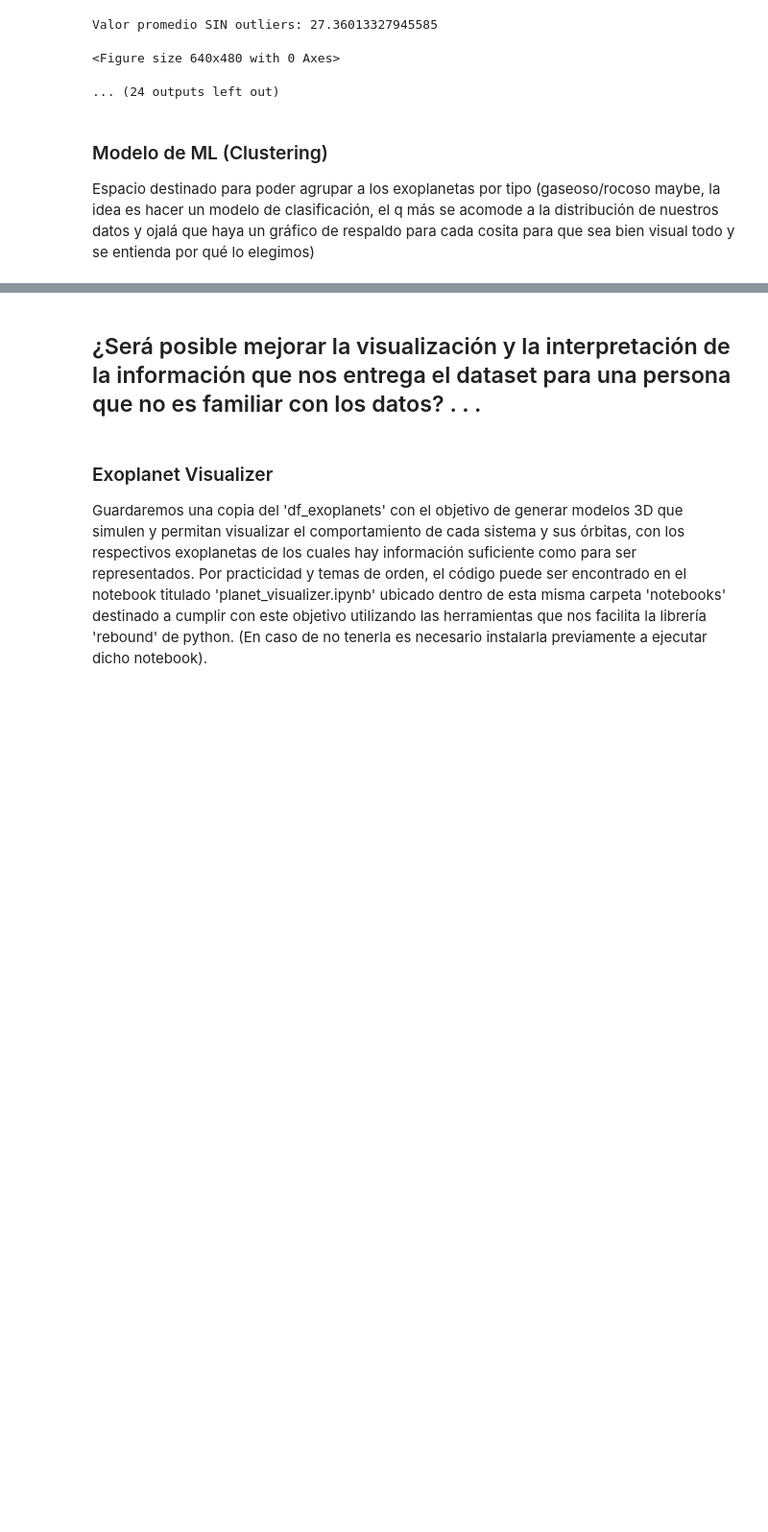
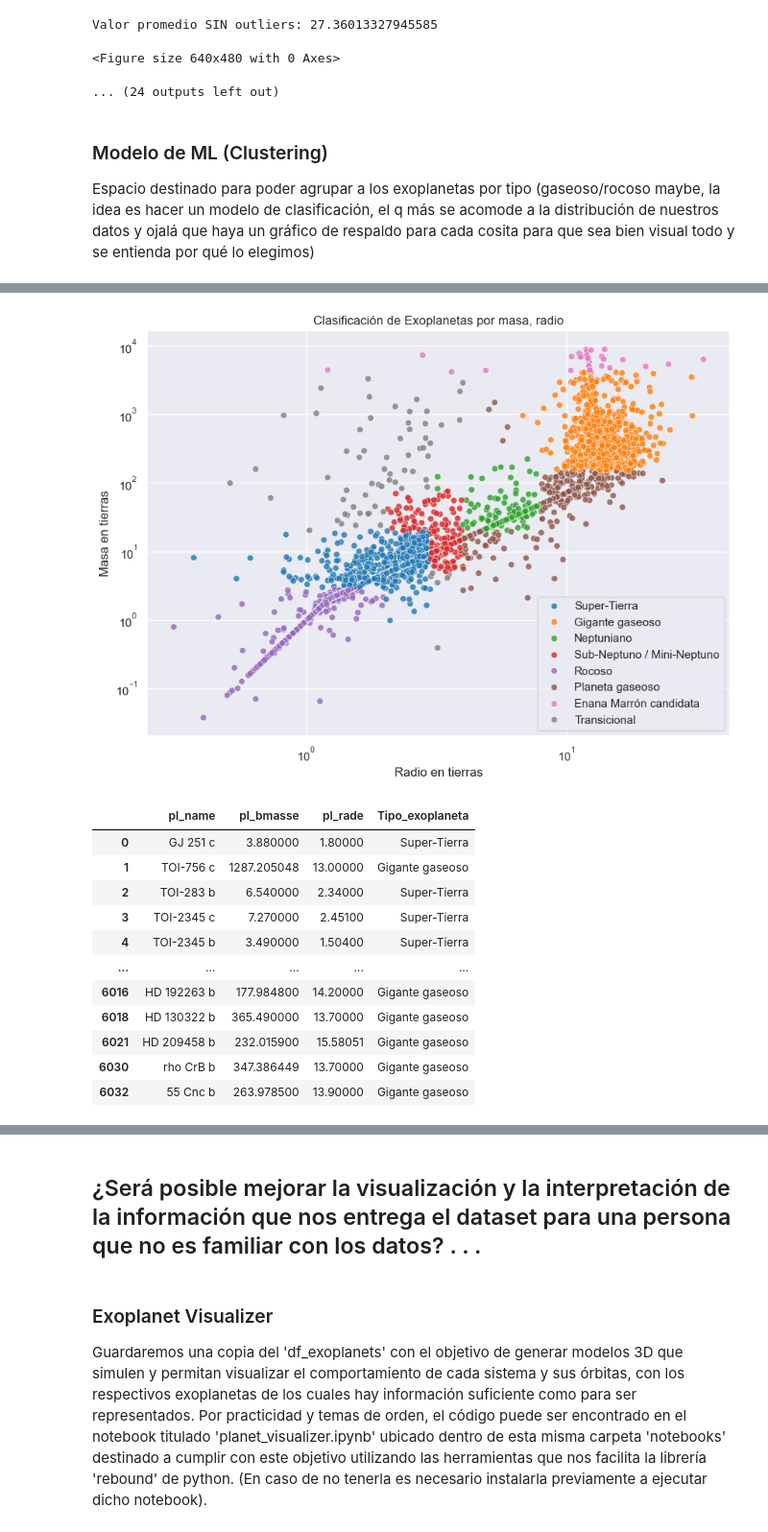
Before and after one commit to raylovesmusic/IMT2200-Proyecto-Grupal-A.R.D.E, a Jupyter notebook: notebooks/entrega_inicial.ipynb, the cells around one changed output, grey strips where cells are left out. Shown at 96% size. Saved outputs shown, nothing was run; the diff lists cells and outputs as text; code cells hidden in the pictures; blank space fills up the shorter version.

```diff
--- a/notebooks/entrega_inicial.ipynb
+++ b/notebooks/entrega_inicial.ipynb
@@ -650,0 +741,80 @@ Espacio destinado para poder agrupar a los exoplanetas por tipo (gaseoso/rocoso
+# %%
+k = 4
+
+kmeans = KMeans(n_clusters=k, random_state=42)
+df2["cluster"] = kmeans.fit_predict(X_scaled)
+
+def clasificar_exoplaneta(masa, radio):
+
+    # Muy pesado la enana
+    if masa >= 4132:
+        return "Enana Marrón candidata"
+
+    # Rocosos
+    if radio < 2  and masa < 3:
+        return "Rocoso"
+
+    # Super-Tierras
+    if radio < 3 and masa < 20 :
+        return "Super-Tierra"
+
+    # Sub-Neptunos
+    if 2 <= radio <= 4 and 5 <= masa <= 80:
+        return "Sub-Neptuno / Mini-Neptuno"
+
+    # Neptunianos
+    if 3 <= radio <= 8 and 20 <= masa <= 300:
+        return "Neptuniano"
+
+    # Gigantes gaseosos
+    if radio >= 6 and masa >= 150:
+        return "Gigante gaseoso"
+
+    # Planetas gaseosos
+    if radio > 4:
+        return "Planeta gaseoso"
+
+    return "Transicional"
+
+
+
+df2["Tipo_exoplaneta"] = df2.apply(
+    lambda row: clasificar_exoplaneta(
+        row["pl_bmasse"],
+        row["pl_rade"],
+    ),
+    axis=1
+)
+
+plt.figure(figsize=(10, 7))
+sns.scatterplot(
+    data=df2,
+    x="pl_rade",
+    y="pl_bmasse",
+    hue="Tipo_exoplaneta",
+    palette="tab10",
+    alpha=0.8
+)
+plt.xscale("log")
+plt.yscale("log")
+plt.xlabel("Radio en tierras")
+plt.ylabel("Masa en tierras")
+plt.title("Clasificación de Exoplanetas por masa, radio")
+plt.legend()
+plt.show()
+
+df2[["pl_name", "pl_bmasse", "pl_rade", "Tipo_exoplaneta"]]
+# %% [output]
+[figure, added]
+|  | pl_name | pl_bmasse | pl_rade | Tipo_exoplaneta |
+| 0 | GJ 251 c | 3.880000 | 1.80000 | Super-Tierra |
+| 1 | TOI-756 c | 1287.205048 | 13.00000 | Gigante gaseoso |
+| 2 | TOI-283 b | 6.540000 | 2.34000 | Super-Tierra |
+| 3 | TOI-2345 c | 7.270000 | 2.45100 | Super-Tierra |
+| 4 | TOI-2345 b | 3.490000 | 1.50400 | Super-Tierra |
+| ... | ... | ... | ... | ... |
+| 6016 | HD 192263 b | 177.984800 | 14.20000 | Gigante gaseoso |
+| 6018 | HD 130322 b | 365.490000 | 13.70000 | Gigante gaseoso |
+| 6021 | HD 209458 b | 232.015900 | 15.58051 | Gigante gaseoso |
+| 6030 | rho CrB b | 347.386449 | 13.70000 | Gigante gaseoso |
+| 6032 | 55 Cnc b | 263.978500 | 13.90000 | Gigante gaseoso |
```
Also changed, not shown: parts of 7 cells of this notebook, 21 other files.
